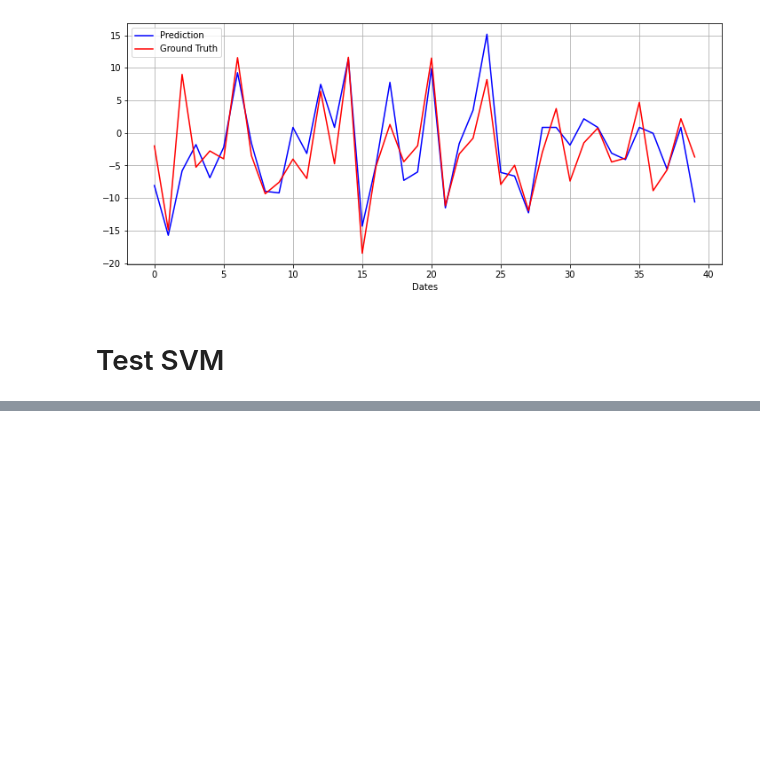
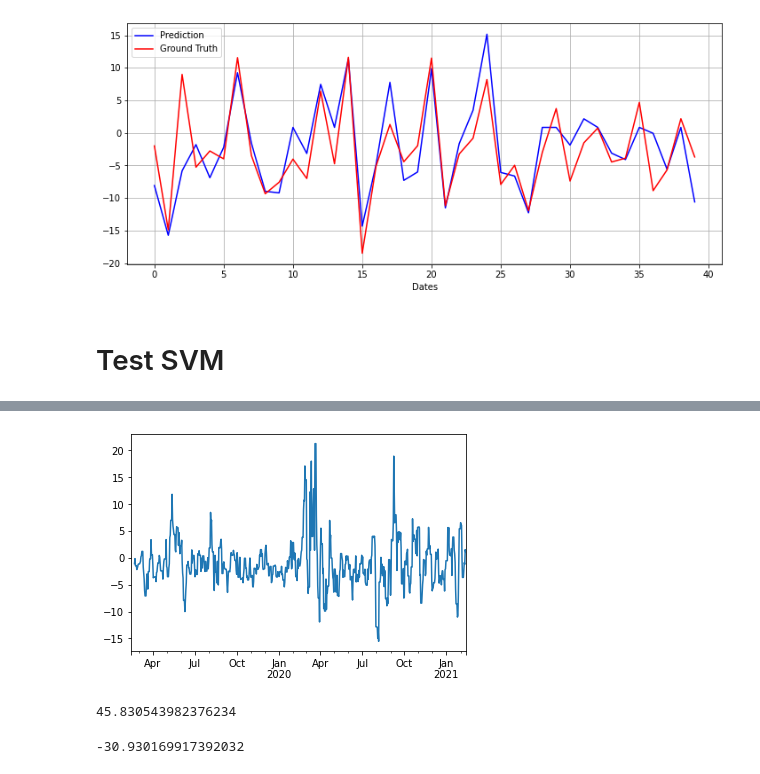
Before and after one commit to sj-ucsd/ece143_stock_sentiment_analysis, a Jupyter notebook: Project.ipynb, the cells around one changed output, grey strips where cells are left out. Drawn from its saved outputs; the diff is of its cells as text; code cells hidden in the pictures; blank space fills up the shorter version.

```diff
--- a/Project.ipynb
+++ b/Project.ipynb
@@ -523,0 +723,3 @@ plt.show()
+# %%
+for i in df.columns:
+    df[i] = df[i].interpolate(method='pad')
@@ -523,0 +742,7 @@ plt.show()
+# %%
+df = df.drop('Estimated_Revenue', axis=1)
+df = df.drop('Reported_Revenue', axis=1)
+df = df.drop('Date', axis=1)
+df = df.drop('Estimated_EPS', axis=1)
+df = df.drop('Reported_EPS', axis=1)
+df = df.drop('Period Ending', axis=1)
@@ -523,0 +765,40 @@ plt.show()
+# %%
+# avg_df= avg_df.drop('weekly average', axis=1)
+# avg_df = avg_df.drop('monthly average', axis=1)
+# avg_df = avg_df.drop('long term average', axis=1)
+#df = df.drop('short term average', axis=1)
+#df= df.drop('mid term average', axis=1)
+
+#df=df.drop('Daily average', axis=1)
+df = df.join(avg_df)
+
+#df
+#avg_df
+# %%
+def prepare_data_Y_for_ML2(df):
+  output = df['Adj Close']
+  output.rename('Stock Price')
+  advance = df['Adj Close'].shift(7)
+  advance = advance.rename('Short Term Advance')
+  advance2 = df['Adj Close'].shift(40)
+  advance2 = advance2.rename('Mid Term Advance')
+  gt = pd.concat([output, advance, advance2], axis=1)
+  gt['Short Term Change'] = ((gt['Short Term Advance'] - gt['Adj Close'])/gt['Adj Close'])*100
+  gt['Mid Term Change'] = ((gt['Mid Term Advance'] - gt['Adj Close'])/gt['Adj Close'])*100
+  #print(gt[9:110])
+  gt['Short Term Change'].plot()
+
+  Y = gt['Mid Term Change'][400:]
+  return Y
+# %%
+Y = prepare_data_Y_for_ML2(df)
+# %% [output]
+[figure, added]
+# %%
+max(Y)
+# %% [output]
+45.830543982376234
+# %%
+min(Y)
+# %% [output]
+-30.930169917392032
```
Also changed, not shown: parts of 40 cells of this notebook.
